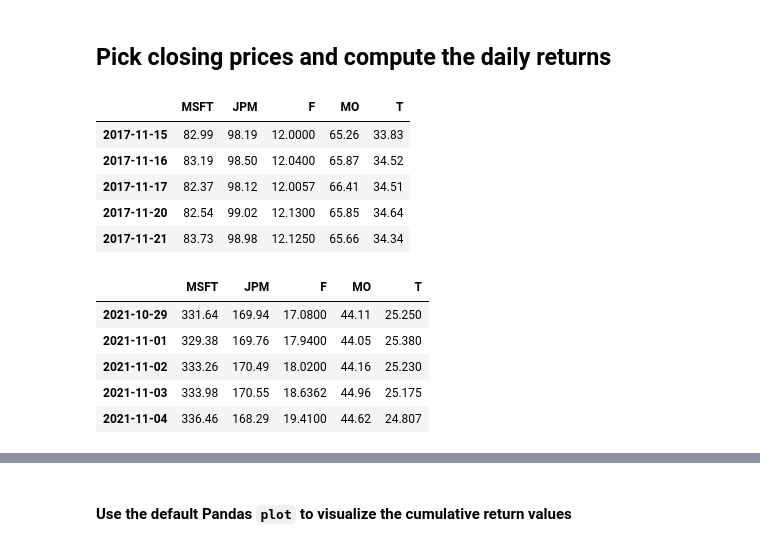
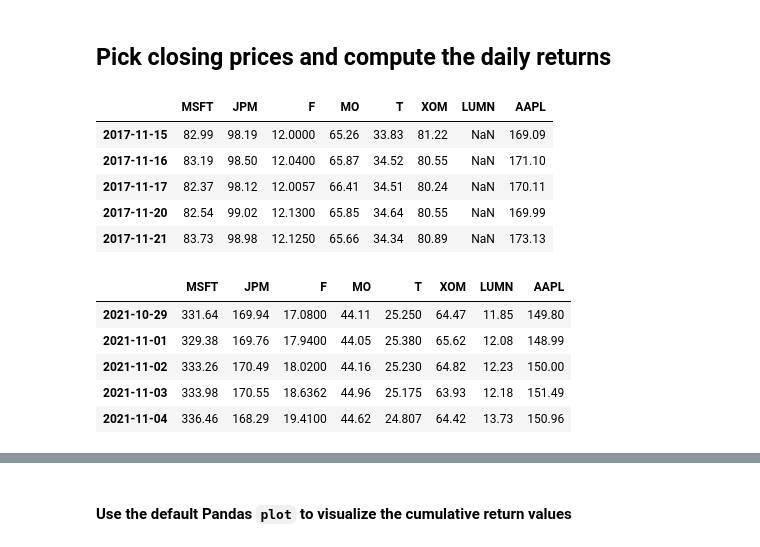
Before and after one commit to stefimaz/Dividend_reinvesting, a Jupyter notebook: systematic_inv.ipynb, the cells around one changed output, grey strips where cells are left out. Saved outputs shown, nothing was run; the diff lists cells and outputs as text; code cells hidden in the pictures.

```diff
--- a/systematic_inv.ipynb
+++ b/systematic_inv.ipynb
@@ -61,7 +61,7 @@ alpaca = tradeapi.REST(
     api_version="v2")
 # %%
 # Set the tickers
-tickers = ["MSFT","F","JPM","MO","T"]
+tickers = ["MSFT","F","JPM","MO","T","XOM","LUMN","AAPL"]
 # %%
 # Set timeframe to one day ('1D') for the Alpaca API
 timeframe = "1D"
@@ -188,32 +223,35 @@ prices_df.head()
 # %%
 # Create and empty DataFrame for closing prices
 df_closing_prices = pd.DataFrame()
 
 # Fetch the closing prices for all the stocks
 df_closing_prices["MSFT"] = prices_df["MSFT"]["close"]
 df_closing_prices["JPM"] = prices_df["JPM"]["close"]
 df_closing_prices["F"] = prices_df["F"]["close"]
 df_closing_prices["MO"] = prices_df["MO"]["close"]
 df_closing_prices["T"] = prices_df["T"]["close"]
+df_closing_prices["XOM"] = prices_df["XOM"]["close"]
+df_closing_prices["LUMN"] = prices_df["LUMN"]["close"]
+df_closing_prices["AAPL"] = prices_df["AAPL"]["close"]
 
 # Drop the time component of the date
 df_closing_prices.index = df_closing_prices.index.date
 
 display(df_closing_prices.head())
 display(df_closing_prices.tail())
 # %% [output]
-|  | MSFT | JPM | F | MO | T |
-| 2017-11-15 | 82.99 | 98.19 | 12.0000 | 65.26 | 33.83 |
-| 2017-11-16 | 83.19 | 98.50 | 12.0400 | 65.87 | 34.52 |
-| 2017-11-17 | 82.37 | 98.12 | 12.0057 | 66.41 | 34.51 |
-| 2017-11-20 | 82.54 | 99.02 | 12.1300 | 65.85 | 34.64 |
-| 2017-11-21 | 83.73 | 98.98 | 12.1250 | 65.66 | 34.34 |
+|  | MSFT | JPM | F | MO | T | XOM | LUMN | AAPL |
+| 2017-11-15 | 82.99 | 98.19 | 12.0000 | 65.26 | 33.83 | 81.22 | NaN | 169.09 |
+| 2017-11-16 | 83.19 | 98.50 | 12.0400 | 65.87 | 34.52 | 80.55 | NaN | 171.10 |
+| 2017-11-17 | 82.37 | 98.12 | 12.0057 | 66.41 | 34.51 | 80.24 | NaN | 170.11 |
+| 2017-11-20 | 82.54 | 99.02 | 12.1300 | 65.85 | 34.64 | 80.55 | NaN | 169.99 |
+| 2017-11-21 | 83.73 | 98.98 | 12.1250 | 65.66 | 34.34 | 80.89 | NaN | 173.13 |
-|  | MSFT | JPM | F | MO | T |
-| 2021-10-29 | 331.64 | 169.94 | 17.0800 | 44.11 | 25.250 |
-| 2021-11-01 | 329.38 | 169.76 | 17.9400 | 44.05 | 25.380 |
-| 2021-11-02 | 333.26 | 170.49 | 18.0200 | 44.16 | 25.230 |
-| 2021-11-03 | 333.98 | 170.55 | 18.6362 | 44.96 | 25.175 |
-| 2021-11-04 | 336.46 | 168.29 | 19.4100 | 44.62 | 24.807 |
+|  | MSFT | JPM | F | MO | T | XOM | LUMN | AAPL |
+| 2021-10-29 | 331.64 | 169.94 | 17.0800 | 44.11 | 25.250 | 64.47 | 11.85 | 149.80 |
+| 2021-11-01 | 329.38 | 169.76 | 17.9400 | 44.05 | 25.380 | 65.62 | 12.08 | 148.99 |
+| 2021-11-02 | 333.26 | 170.49 | 18.0200 | 44.16 | 25.230 | 64.82 | 12.23 | 150.00 |
+| 2021-11-03 | 333.98 | 170.55 | 18.6362 | 44.96 | 25.175 | 63.93 | 12.18 | 151.49 |
+| 2021-11-04 | 336.46 | 168.29 | 19.4100 | 44.62 | 24.807 | 64.42 | 13.73 | 150.96 |
 # %%
 # Compute daily returns
 df_daily_returns = df_closing_prices.pct_change().dropna()
```
Also changed, not shown: parts of 26 cells of this notebook, 8 other files.
